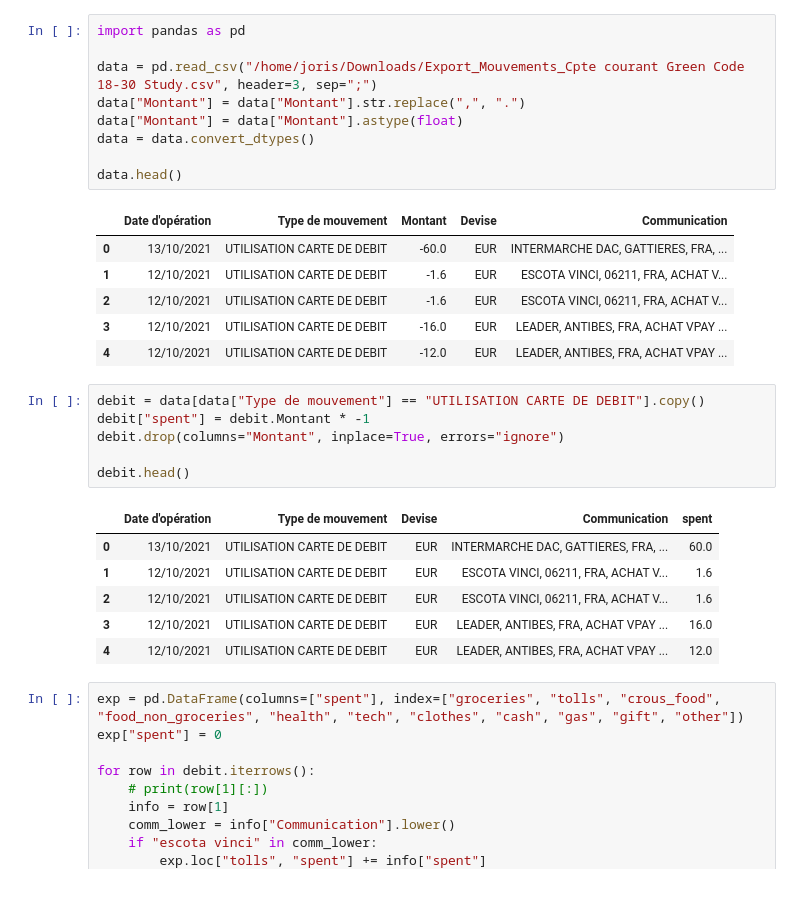
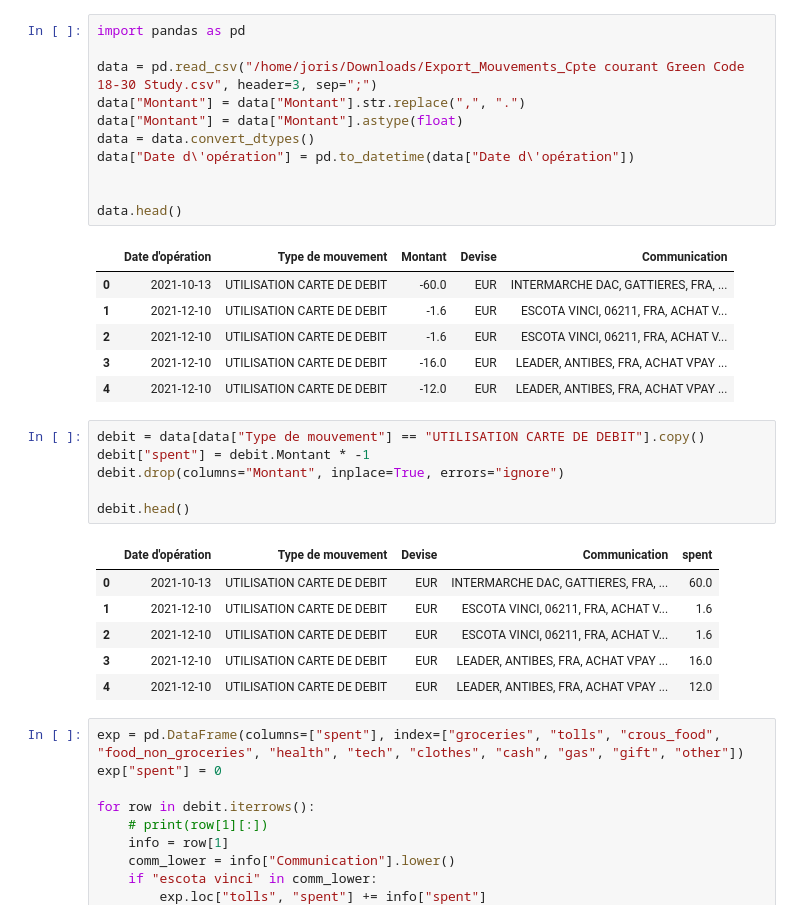
Before and after one commit to jorislimonier/expenses-analyser, a Jupyter notebook: main.ipynb, the cells around one changed output. Cells and saved outputs as stored; diff of their text form.

Commit message:
make date into datetime and make basic time plot

```diff
--- a/main.ipynb
+++ b/main.ipynb
@@ -1,19 +1,21 @@
 # %%
 import pandas as pd
 
 data = pd.read_csv("/home/joris/Downloads/Export_Mouvements_Cpte courant Green Code 18-30 Study.csv", header=3, sep=";")
 data["Montant"] = data["Montant"].str.replace(",", ".")
 data["Montant"] = data["Montant"].astype(float)
 data = data.convert_dtypes()
+data["Date d\'opération"] = pd.to_datetime(data["Date d\'opération"])
+
 
 data.head()
 # %% [output]
 |  | Date d'opération | Type de mouvement | Montant | Devise | Communication |
-| 0 | 13/10/2021 | UTILISATION CARTE DE DEBIT | -60.0 | EUR | INTERMARCHE DAC, GATTIERES, FRA, ... |
-| 1 | 12/10/2021 | UTILISATION CARTE DE DEBIT | -1.6 | EUR | ESCOTA VINCI, 06211, FRA, ACHAT V... |
-| 2 | 12/10/2021 | UTILISATION CARTE DE DEBIT | -1.6 | EUR | ESCOTA VINCI, 06211, FRA, ACHAT V... |
-| 3 | 12/10/2021 | UTILISATION CARTE DE DEBIT | -16.0 | EUR | LEADER, ANTIBES, FRA, ACHAT VPAY ... |
-| 4 | 12/10/2021 | UTILISATION CARTE DE DEBIT | -12.0 | EUR | LEADER, ANTIBES, FRA, ACHAT VPAY ... |
+| 0 | 2021-10-13 | UTILISATION CARTE DE DEBIT | -60.0 | EUR | INTERMARCHE DAC, GATTIERES, FRA, ... |
+| 1 | 2021-12-10 | UTILISATION CARTE DE DEBIT | -1.6 | EUR | ESCOTA VINCI, 06211, FRA, ACHAT V... |
+| 2 | 2021-12-10 | UTILISATION CARTE DE DEBIT | -1.6 | EUR | ESCOTA VINCI, 06211, FRA, ACHAT V... |
+| 3 | 2021-12-10 | UTILISATION CARTE DE DEBIT | -16.0 | EUR | LEADER, ANTIBES, FRA, ACHAT VPAY ... |
+| 4 | 2021-12-10 | UTILISATION CARTE DE DEBIT | -12.0 | EUR | LEADER, ANTIBES, FRA, ACHAT VPAY ... |
 # %%
 debit = data[data["Type de mouvement"] == "UTILISATION CARTE DE DEBIT"].copy()
 debit["spent"] = debit.Montant * -1
@@ -22,11 +24,11 @@ debit.drop(columns="Montant", inplace=True, errors="ignore")
 debit.head()
 # %% [output]
 |  | Date d'opération | Type de mouvement | Devise | Communication | spent |
-| 0 | 13/10/2021 | UTILISATION CARTE DE DEBIT | EUR | INTERMARCHE DAC, GATTIERES, FRA, ... | 60.0 |
-| 1 | 12/10/2021 | UTILISATION CARTE DE DEBIT | EUR | ESCOTA VINCI, 06211, FRA, ACHAT V... | 1.6 |
-| 2 | 12/10/2021 | UTILISATION CARTE DE DEBIT | EUR | ESCOTA VINCI, 06211, FRA, ACHAT V... | 1.6 |
-| 3 | 12/10/2021 | UTILISATION CARTE DE DEBIT | EUR | LEADER, ANTIBES, FRA, ACHAT VPAY ... | 16.0 |
-| 4 | 12/10/2021 | UTILISATION CARTE DE DEBIT | EUR | LEADER, ANTIBES, FRA, ACHAT VPAY ... | 12.0 |
+| 0 | 2021-10-13 | UTILISATION CARTE DE DEBIT | EUR | INTERMARCHE DAC, GATTIERES, FRA, ... | 60.0 |
+| 1 | 2021-12-10 | UTILISATION CARTE DE DEBIT | EUR | ESCOTA VINCI, 06211, FRA, ACHAT V... | 1.6 |
+| 2 | 2021-12-10 | UTILISATION CARTE DE DEBIT | EUR | ESCOTA VINCI, 06211, FRA, ACHAT V... | 1.6 |
+| 3 | 2021-12-10 | UTILISATION CARTE DE DEBIT | EUR | LEADER, ANTIBES, FRA, ACHAT VPAY ... | 16.0 |
+| 4 | 2021-12-10 | UTILISATION CARTE DE DEBIT | EUR | LEADER, ANTIBES, FRA, ACHAT VPAY ... | 12.0 |
 # %%
 exp = pd.DataFrame(columns=["spent"], index=["groceries", "tolls", "crous_food", "food_non_groceries", "health", "tech", "clothes", "cash", "gas", "gift", "other"])
 exp["spent"] = 0
```
Also changed, not shown: parts of 1 cell of this notebook.
